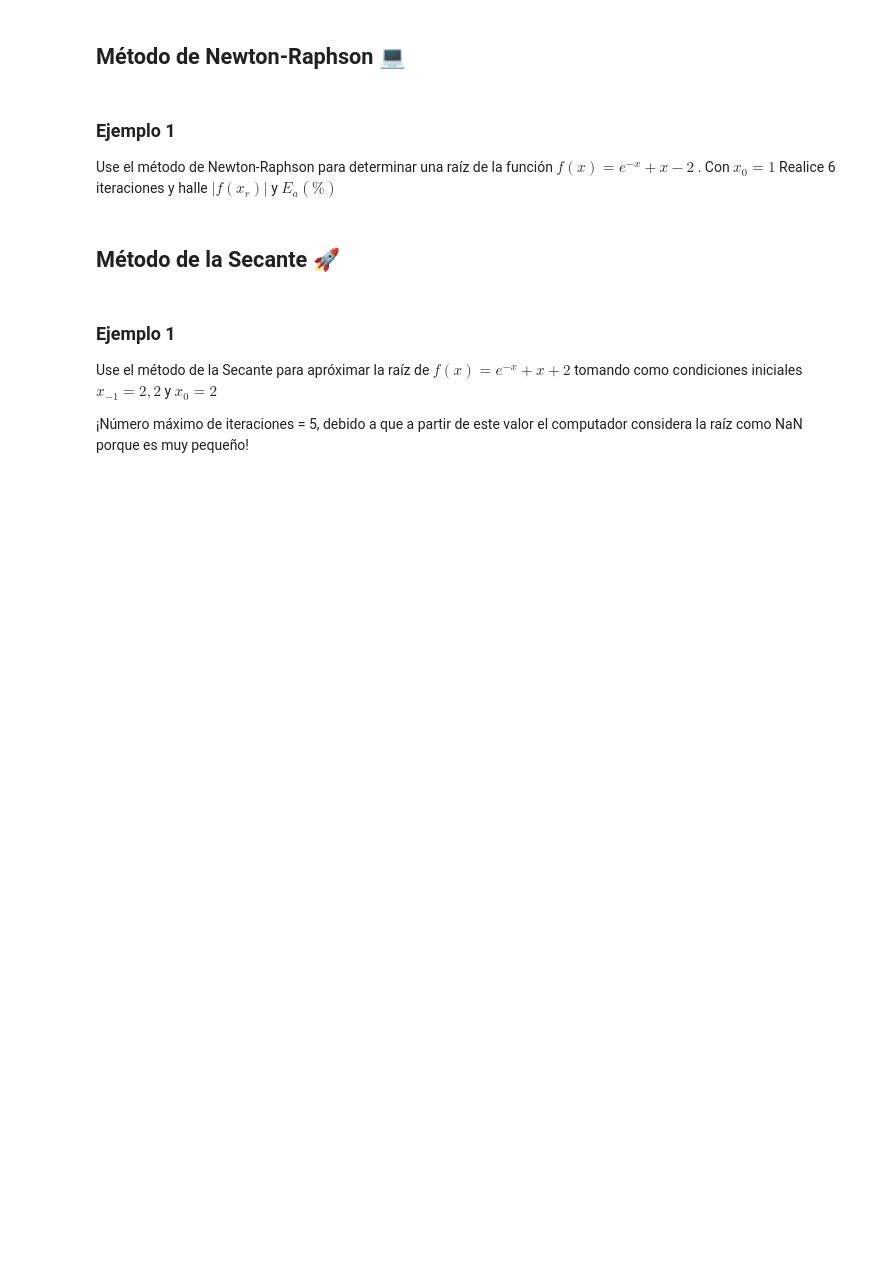
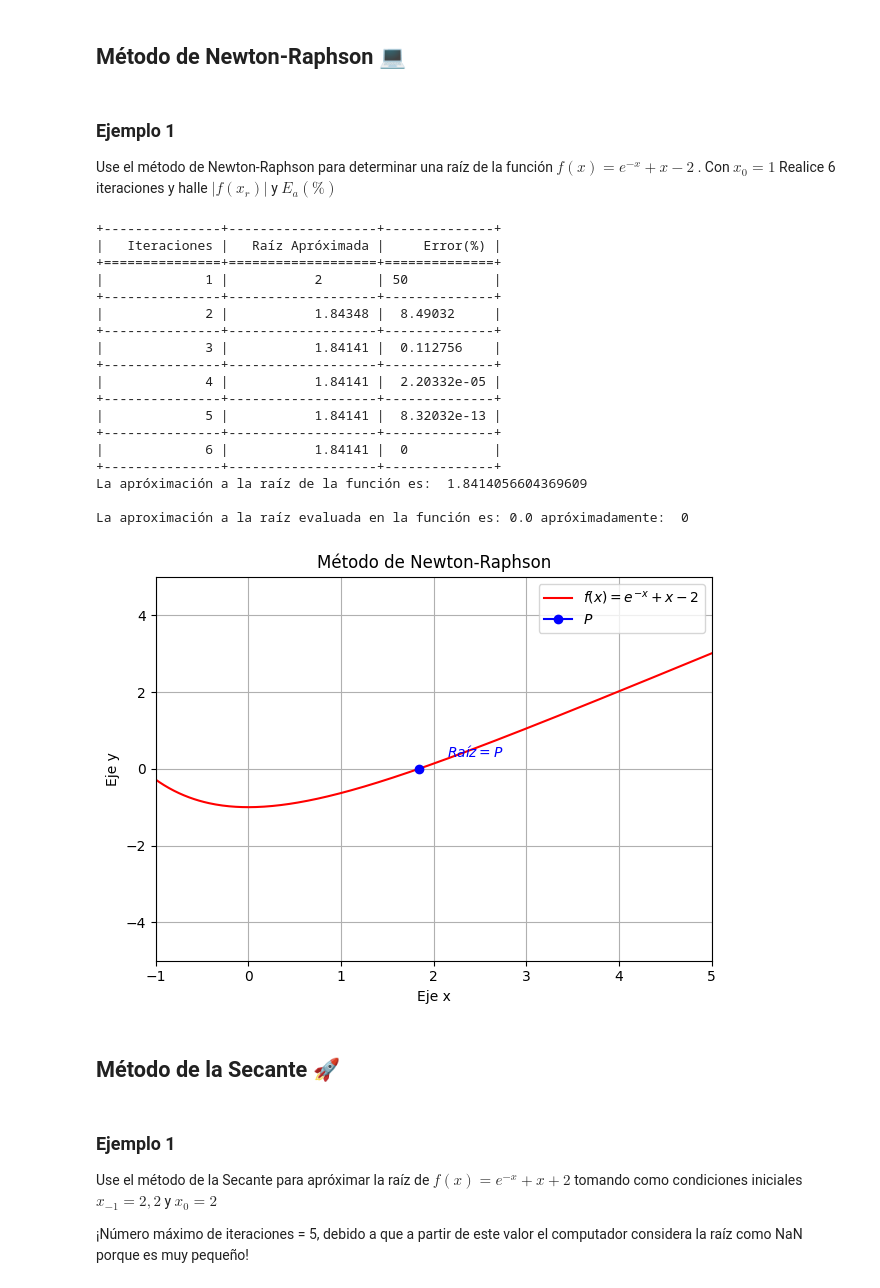
Before and after one commit to Juan-Pablo-17/NumericalMethods, a Jupyter notebook: MetodosNumericosYEjercicios.ipynb, the cells around one changed output. Drawn from its saved outputs; the diff is of its cells as text; code cells hidden in the pictures; blank space fills up the shorter version.

```diff
--- a/MetodosNumericosYEjercicios.ipynb
+++ b/MetodosNumericosYEjercicios.ipynb
@@ -213,16 +273,23 @@ Use el método de Newton-Raphson para determinar una raíz de la función $f(x)
 
 import numpy as np
 import sympy as sp
+from tabulate import tabulate
+import matplotlib.pyplot as plt
 
 #------------------------------------------------------------------------------------------
 ### Método Newton Raphson ###
 #------------------------------------------------------------------------------------------
+
+data = []
 
 def MetodoNR(f, df, x_0, iteraciones = 1):
     i = 0
     while(i <= iteraciones):
       x_n = x_0 - f(x_0)/df(x_0)
       i += 1
+      error = abs((x_n - x_0)/x_n)*100
+      Lista = [i, x_n, error]
+      data.append(Lista)
       x_0 = x_n
     return(x_n)
 
@@ -233,33 +300,90 @@ def f_1(x):
   return(np.exp(-x) + x - 2)
 
 def df_1(x):
   return(-(np.exp(-x)) + 1)
 
 #------------------------------------------------------------------------------------------
 ### Solicitar al usuario los valores del intervalo y la tolerancia que desee ###
 #------------------------------------------------------------------------------------------
 
 x0 = float(input("Ingrese el valor de x_0"))
 
 Iteraciones = int(input("¿Cuántas iteraciones desea que realice el programa?"))
 
 #------------------------------------------------------------------------------------------
 ### Llamando la función ###
 #------------------------------------------------------------------------------------------
 
 Raiz = MetodoNR(f_1, df_1, x0, Iteraciones)
 
 Eval = f_1(Raiz)
 
 #------------------------------------------------------------------------------------------
 ### Imprimir ###
 #------------------------------------------------------------------------------------------
 
+head = ["Iteraciones", "Raíz Apróximada", "Error(%)"]
+
+print(tabulate(data,headers=head,tablefmt="grid"))
+
 print("La apróximación a la raíz de la función es: ", Raiz)
 
 print()
 
 print("La aproximación a la raíz evaluada en la función es:", f_1(Raiz), "apróximadamente: ", round(f_1(Raiz)))
+
+#------------------------------------------------------------------------------------------
+### Gráficas ###
+#------------------------------------------------------------------------------------------
+
+## Definiendo las gráficas
+
+fig_1 = plt.figure("Método de Newton-Raphson")
+
+ax1 = fig_1.add_subplot()
+
+x = np.linspace(-5, 13, 1000)
+
+### Gráfica de la función
+
+ax1.plot(x, f_1(x), "r", label = "$f(x) = e^{-x} + x - 2$")      #Función
+ax1.plot(Raiz, Eval, marker = "o", color = "b", label = "$P$")   #Raíz aproximada de la función
+
+v = [-1,5,-5,5]         #Acotamiento de la gráfica para x, y
+
+#Detalles de la gráfica
+
+plt.subplot()
+plt.xlabel("Eje x")
+plt.ylabel("Eje y")
+plt.title("Método de Newton-Raphson")
+plt.grid()
+plt.axis(v)
+plt.text(Raiz + 0.3, Eval + 0.3 , "$Raíz=P$", color="b")
+plt.legend(loc=1)
+
+plt.tight_layout()
+plt.show()
+# %% [output]
++---------------+-------------------+--------------+
+|   Iteraciones |   Raíz Apróximada |     Error(%) |
++===============+===================+==============+
+|             1 |           2       | 50           |
++---------------+-------------------+--------------+
+|             2 |           1.84348 |  8.49032     |
++---------------+-------------------+--------------+
+|             3 |           1.84141 |  0.112756    |
++---------------+-------------------+--------------+
+|             4 |           1.84141 |  2.20332e-05 |
++---------------+-------------------+--------------+
+|             5 |           1.84141 |  8.32032e-13 |
++---------------+-------------------+--------------+
+|             6 |           1.84141 |  0           |
++---------------+-------------------+--------------+
+La apróximación a la raíz de la función es:  1.8414056604369609
+
+La aproximación a la raíz evaluada en la función es: 0.0 apróximadamente:  0
+[figure, added]
 # %% [markdown]
 ## Método de la Secante 🚀
 # %% [markdown]
```
Also changed, not shown: parts of 6 cells of this notebook, 1 other file.
